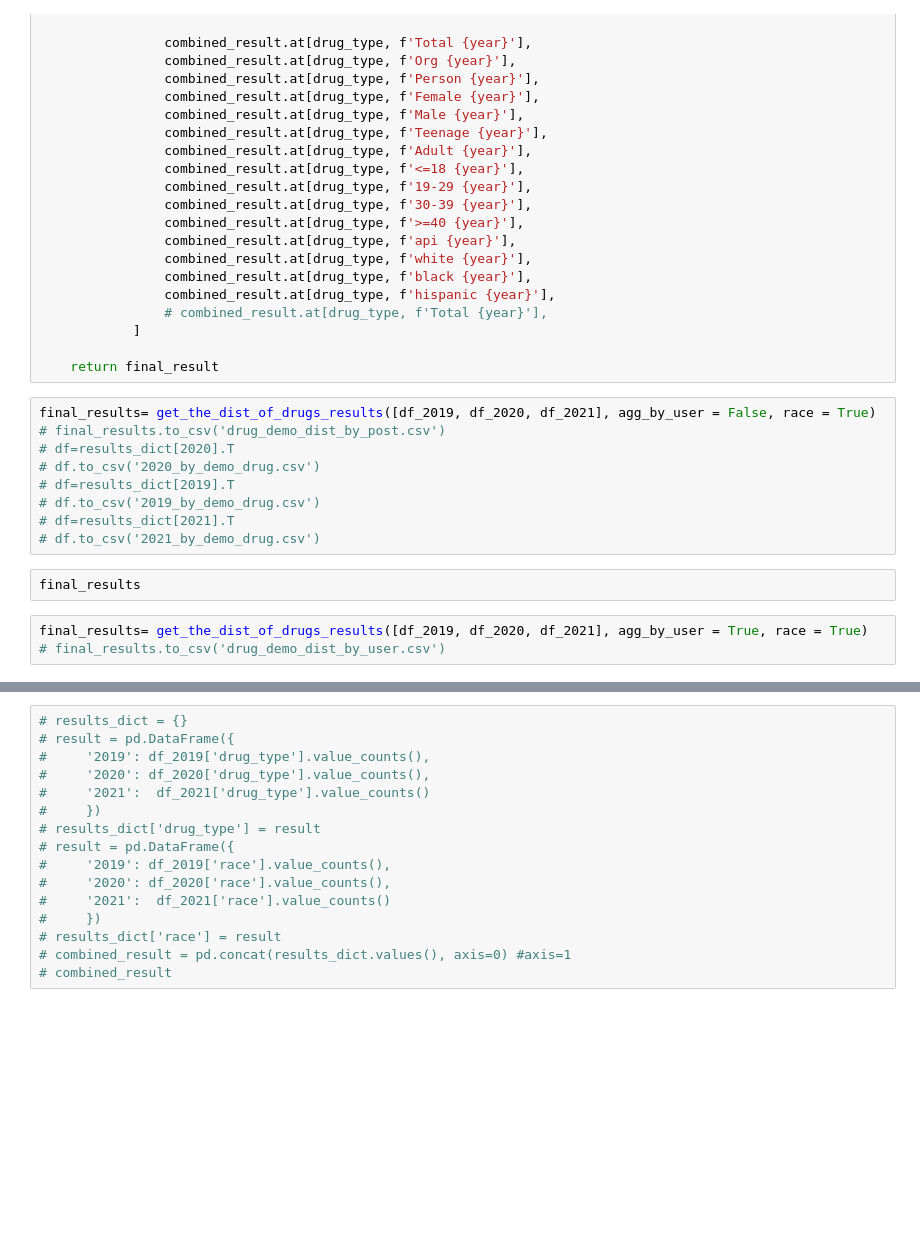
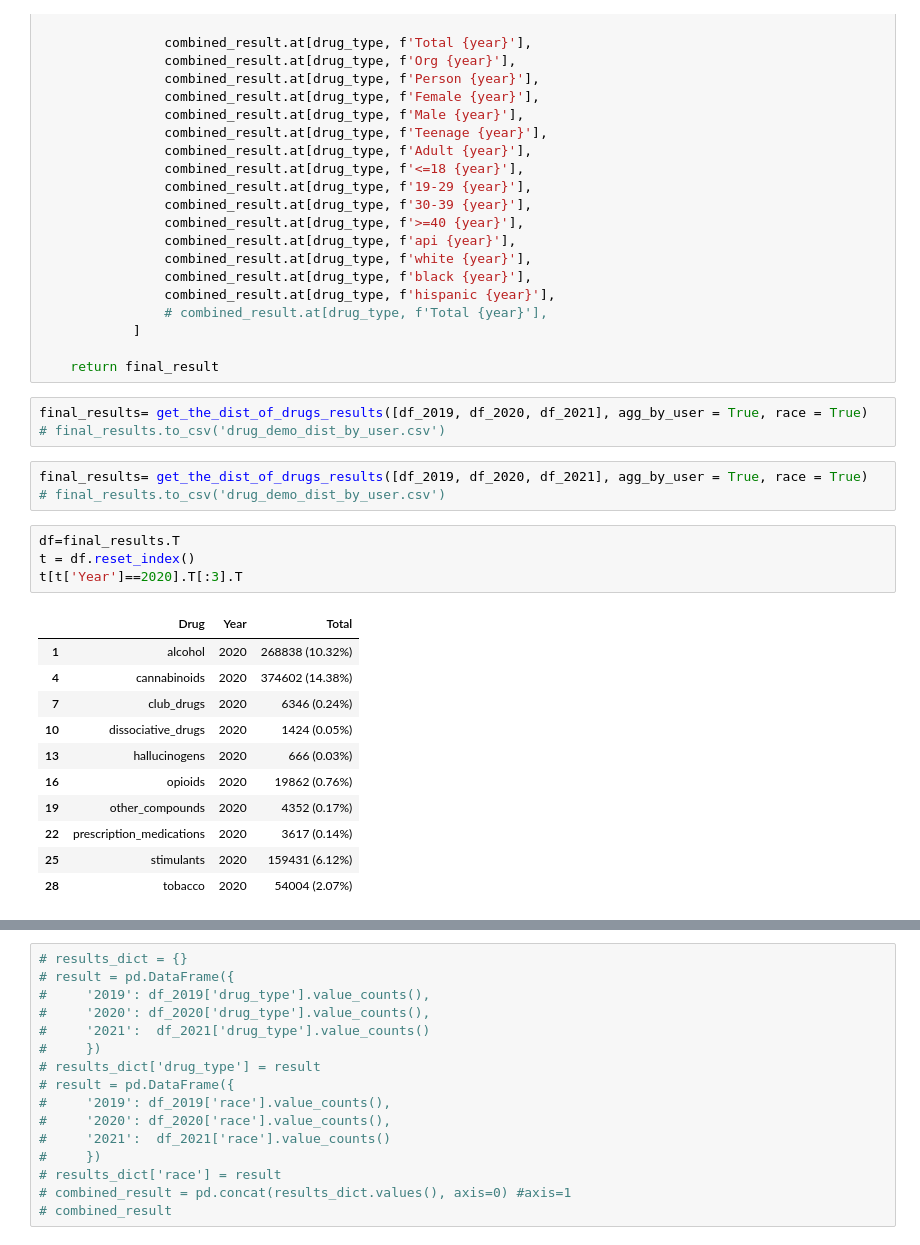
Before and after one commit to JulinaM/DemographicAnalysis, a Jupyter notebook: Trend_Analysis.ipynb, the cells around one changed output, grey strips where cells are left out. Drawn from its saved outputs; the diff is of its cells as text; blank space fills up the shorter version.

```diff
--- a/Trend_Analysis.ipynb
+++ b/Trend_Analysis.ipynb
@@ -313,16 +349,24 @@ def get_the_dist_of_drugs_results(data, agg_by_user=False, race=False):
 
     return final_result
 # %%
-final_results= get_the_dist_of_drugs_results([df_2019, df_2020, df_2021], agg_by_user = False, race = True)
-# final_results.to_csv('drug_demo_dist_by_post.csv')
-# df=results_dict[2020].T
-# df.to_csv('2020_by_demo_drug.csv')
-# df=results_dict[2019].T
-# df.to_csv('2019_by_demo_drug.csv')
-# df=results_dict[2021].T
-# df.to_csv('2021_by_demo_drug.csv')
+final_results= get_the_dist_of_drugs_results([df_2019, df_2020, df_2021], agg_by_user = True, race = True)
+# final_results.to_csv('drug_demo_dist_by_user.csv')
-# %%
-final_results
-# %%
-final_results= get_the_dist_of_drugs_results([df_2019, df_2020, df_2021], agg_by_user = True, race = True)
-# final_results.to_csv('drug_demo_dist_by_user.csv')
+# %%
+final_results= get_the_dist_of_drugs_results([df_2019, df_2020, df_2021], agg_by_user = True, race = True)
+# final_results.to_csv('drug_demo_dist_by_user.csv')
+# %%
+df=final_results.T
+t = df.reset_index()
+t[t['Year']==2020].T[:3].T
+# %% [output]
+|  | Drug | Year | Total |
+| 1 | alcohol | 2020 | 268838 (10.32%) |
+| 4 | cannabinoids | 2020 | 374602 (14.38%) |
+| 7 | club_drugs | 2020 | 6346 (0.24%) |
+| 10 | dissociative_drugs | 2020 | 1424 (0.05%) |
+| 13 | hallucinogens | 2020 | 666 (0.03%) |
+| 16 | opioids | 2020 | 19862 (0.76%) |
+| 19 | other_compounds | 2020 | 4352 (0.17%) |
+| 22 | prescription_medications | 2020 | 3617 (0.14%) |
+| 25 | stimulants | 2020 | 159431 (6.12%) |
+| 28 | tobacco | 2020 | 54004 (2.07%) |
```
Also changed, not shown: parts of 10 cells of this notebook.
